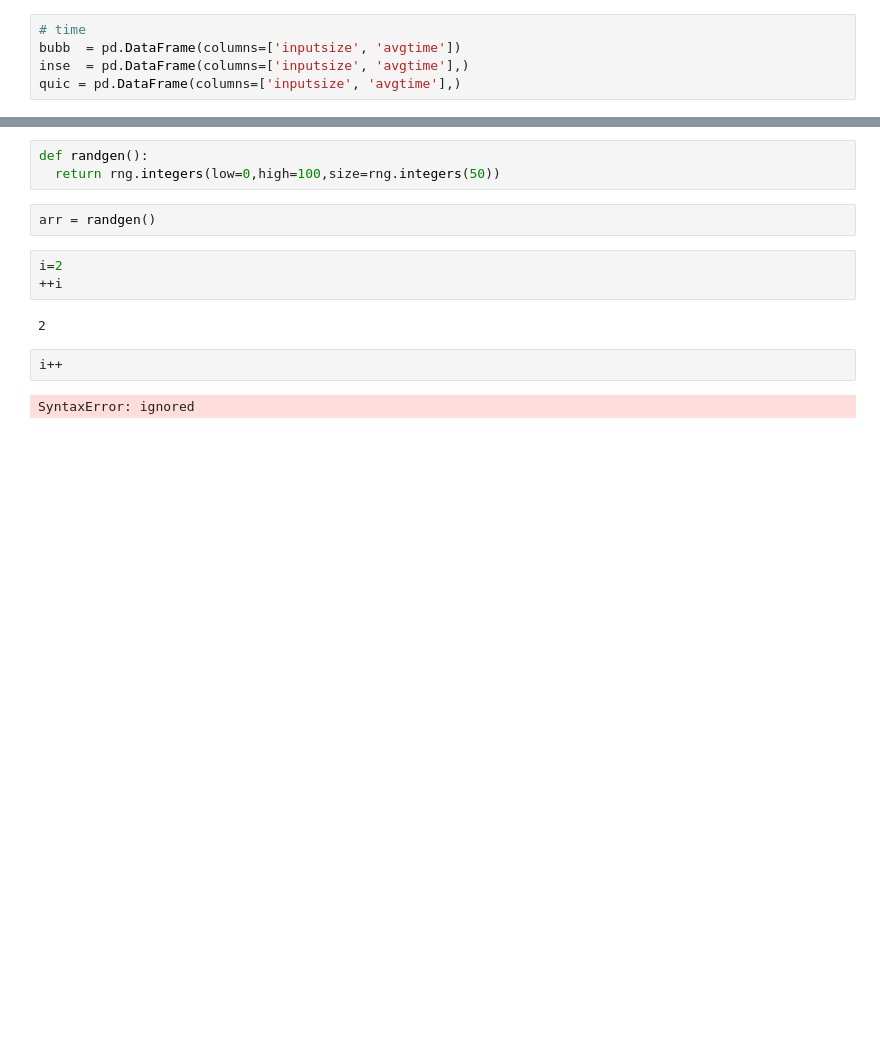
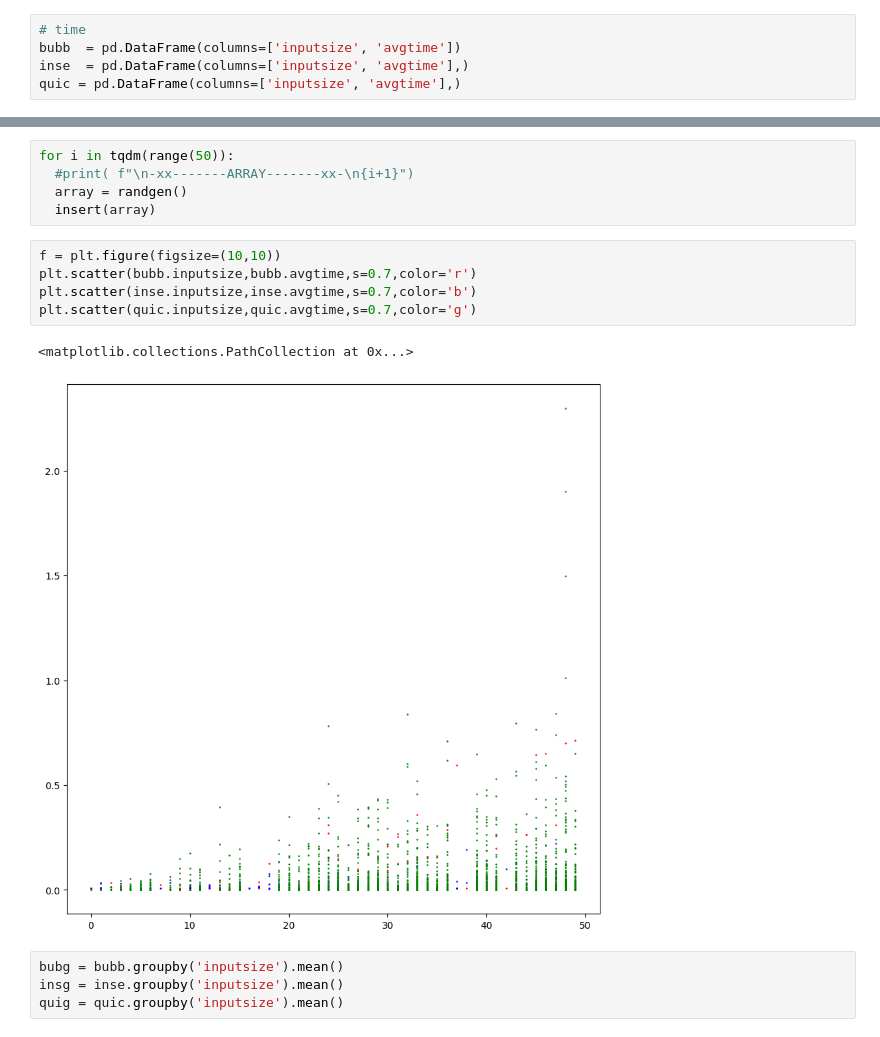
Before and after one commit to Manash-Christ/DAA-Trimester2, a Jupyter notebook: DAA_CIA1_2348528.ipynb, the cells around one changed output, grey strips where cells are left out. Drawn from its saved outputs; the diff is of its cells as text; blank space fills up the shorter version.

```diff
--- a/DAA_CIA1_2348528.ipynb
+++ b/DAA_CIA1_2348528.ipynb
@@ -109,14 +94,17 @@ array([ 1,  2,  2,  3,  4, 11, 13, 13, 18, 20, 23, 24, 36, 45, 48, 51, 52,
-# %%
-def randgen():
-  return rng.integers(low=0,high=100,size=rng.integers(50))
-# %%
-arr = randgen()
-# %%
-i=2
-++i
-# %% [output]
-2
-# %%
-i++
-# %% [output]
-SyntaxError: ignored
+# %%
+for i in tqdm(range(50)):
+  #print( f"\n-xx-------ARRAY-------xx-\n{i+1}")
+  array = randgen()
+  insert(array)
+# %%
+f = plt.figure(figsize=(10,10))
+plt.scatter(bubb.inputsize,bubb.avgtime,s=0.7,color='r')
+plt.scatter(inse.inputsize,inse.avgtime,s=0.7,color='b')
+plt.scatter(quic.inputsize,quic.avgtime,s=0.7,color='g')
+# %% [output]
+<matplotlib.collections.PathCollection at 0x...>
+[figure, added]
+# %%
+bubg = bubb.groupby('inputsize').mean()
+insg = inse.groupby('inputsize').mean()
+quig = quic.groupby('inputsize').mean()
```
Also changed, not shown: parts of 10 cells of this notebook.
